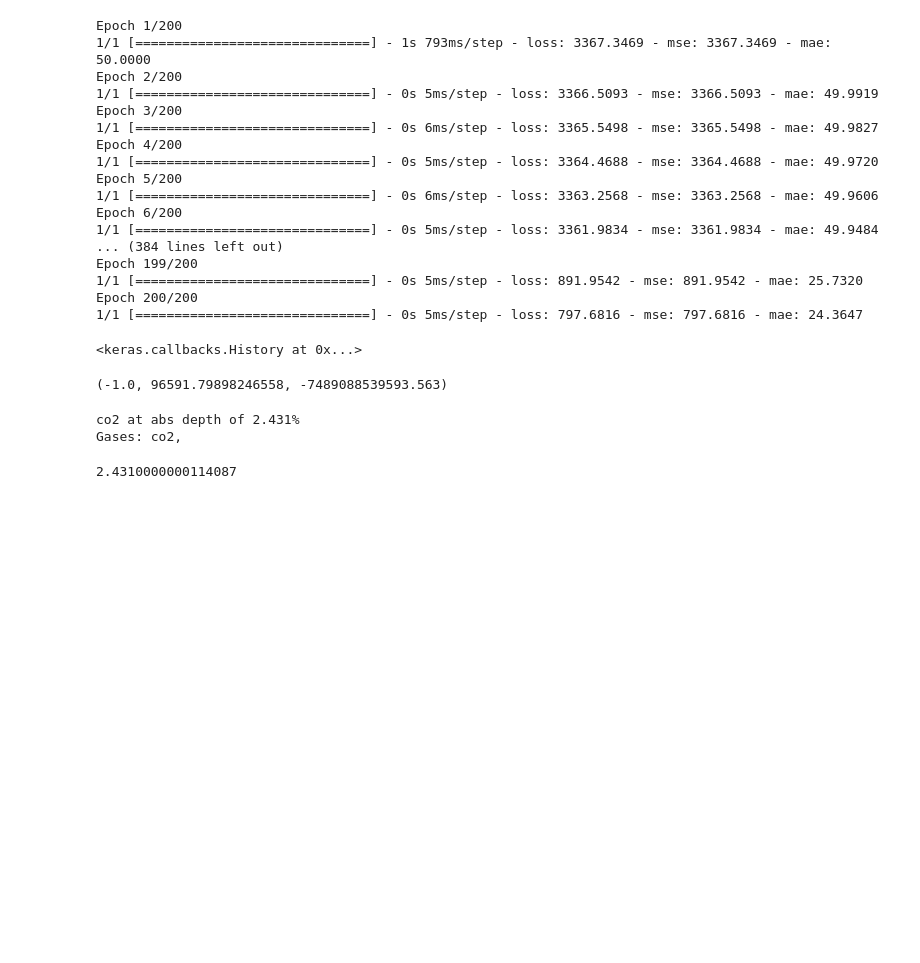
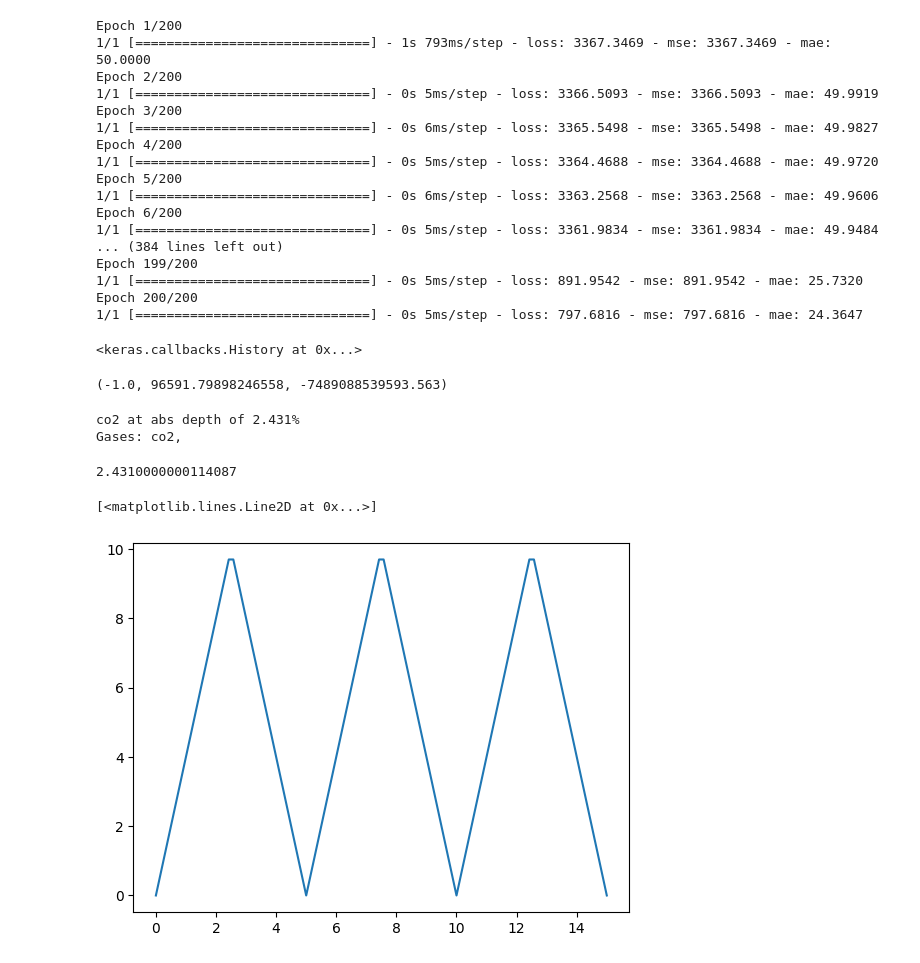
Before and after one commit to Driss-001/Capstone_G2_2022-2023, a Jupyter notebook: test.ipynb, the cells around one changed output. Cells and saved outputs as stored; diff of their text form; code cells hidden in the pictures; blank space fills up the shorter version.

Commit message:
fixed the ramp function

```diff
--- a/test.ipynb
+++ b/test.ipynb
@@ -112,3 +112,22 @@ f(rs2.cmin())
 co2 at abs depth of 2.431%
 Gases: co2,
 2.4310000000114087
+# %%
+def _triangle(period,peak,now_time) -> float:
+
+    now_frac = now_time//(period/2) #euclidian division
+    now_mod = now_frac%2 #which period are we on obtained by modulus
+    #linear function going from 0 to peak in period/2
+    if now_mod == 0: #if in first half of the triangle positive slope
+        return 2*peak/period*(now_time-period/2*now_frac)
+    else:
+        return peak*(1-1/period*2*(now_time-period/2*now_frac))
+
+f = lambda x: _triangle(5,10,x)
+x = np.linspace(0,15,100)
+y = np.vectorize(f)(x)
+
+plt.plot(x,y)
+# %% [output]
+[<matplotlib.lines.Line2D at 0x...>]
+[figure, added]
```
Also changed, not shown: parts of 1 cell of this notebook, 1 other file.
